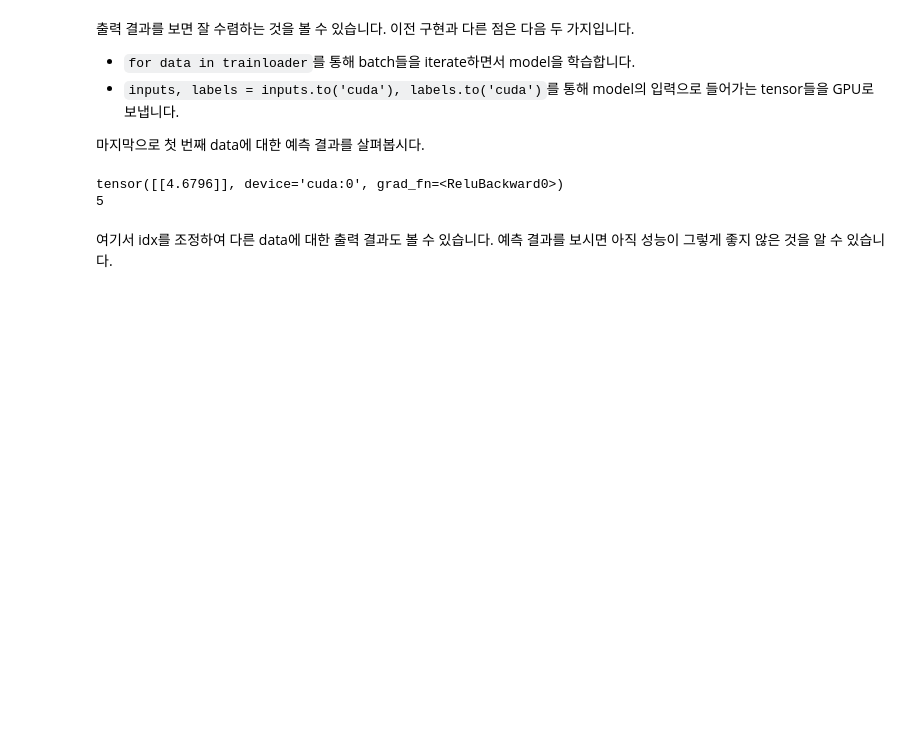
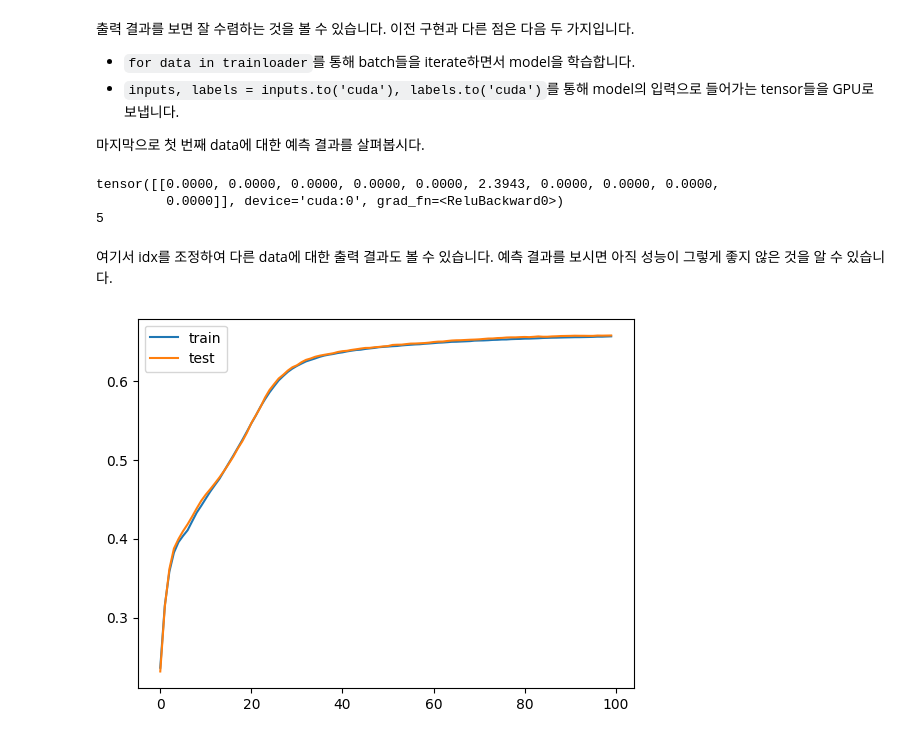
Before and after one commit to adunStudio/hanghae99_plusAI_2, a Jupyter notebook: 1주차/1_3_MNIST.ipynb, the cells around one changed output. Drawn from its saved outputs; the diff is of its cells as text; code cells hidden in the pictures; blank space fills up the shorter version.

```diff
--- a/1주차/1_3_MNIST.ipynb
+++ b/1주차/1_3_MNIST.ipynb
@@ -94,7 +81,7 @@ PyTorch에서는 `DataLoader`가 dataset을 인자로 받아 batch로 나눠줍
 
 다음은 첫 번째 batch를 출력한 모습입니다.
 # %%
-dataiter = iter(trainloader)
+dataiter = iter(train_loader)
 images, labels = next(dataiter)
 print(images.shape, labels.shape)
 # %% [output]
@@ -144,28 +147,43 @@ from torch.optim import SGD
 lr = 0.001
 model = model.to('cuda')
 
+# 손실 함수: 교차 엔트로피 손실 (분류 문제에서 사용)
+criterion = nn.CrossEntropyLoss()
+
 optimizer = SGD(model.parameters(), lr=lr)
+
+train_accuracies = []
+test_accuracies = []
 # %% [markdown]
 이전 코드와 거의 똑같습니다. 다른 점은 `model.to('cuda')` 코드를 통해 우리가 구현한 model을 GPU로 옮긴 것입니다.
 MNIST 부터는 모델과 data가 커지면서 훨씬 많은 행렬 연산이 이루어지기 때문에 GPU를 활용하는 것이 빠릅니다.
 
 다음은 model을 MNIST에 학습하는 코드입니다.
 # %%
-n_epochs = 100
+num_epochs = 100
 
-for epoch in range(n_epochs):
+for epoch in range(num_epochs):
   total_loss = 0.
-  for data in trainloader:
+  model.train()  # 학습 모드
+
+  for data in train_loader:
     model.zero_grad()
     inputs, labels = data
     inputs, labels = inputs.to('cuda'), labels.to('cuda')
 
     preds = model(inputs)
-    loss = (preds[:, 0] - labels).pow(2).mean()
+    loss = criterion(preds, labels)
     loss.backward()
     optimizer.step()
 
     total_loss += loss.item()
 
+  model.eval()  # 평가 모드
+  with torch.no_grad():
+    train_acc = accuracy(model, train_loader)  # 학습 데이터 정확도
+    test_acc = accuracy(model, test_loader)    # 테스트 데이터 정확도
+
+  train_accuracies.append(train_acc)
+  test_accuracies.append(test_acc)
   print(f"Epoch {epoch:3d} | Loss: {total_loss}")
 # %% [output]
@@ -196,14 +214,29 @@ Epoch  99 | Loss: 108.87472104653716
 # %%
 idx = 0
 
-x = trainset[idx][0][None]  # (1, 1, 28, 28)
+x = train_set[idx][0][None]  # (1, 1, 28, 28)
 x = x.to('cuda')
 
 print(model(x))
-print(trainset[idx][1])
+print(train_set[idx][1])
 # %% [output]
-tensor([[4.6796]], device='cuda:0', grad_fn=<ReluBackward0>)
+tensor([[0.0000, 0.0000, 0.0000, 0.0000, 0.0000, 2.3943, 0.0000, 0.0000, 0.0000,
+         0.0000]], device='cuda:0', grad_fn=<ReluBackward0>)
 5
 # %% [markdown]
 여기서 idx를 조정하여 다른 data에 대한 출력 결과도 볼 수 있습니다.
 예측 결과를 보시면 아직 성능이 그렇게 좋지 않은 것을 알 수 있습니다.
+# %%
+import numpy as np
+
+def plot_acc(train_accs, test_accs, label1='train', label2='test'):
+  x = np.arange(len(train_accs))
+
+  plt.plot(x, train_accs, label=label1)
+  plt.plot(x, test_accs, label=label2)
+  plt.legend()
+  plt.show()
+
+plot_acc(train_accuracies, test_accuracies)
+# %% [output]
+[figure, added]
```
Also changed, not shown: parts of 8 cells of this notebook.
